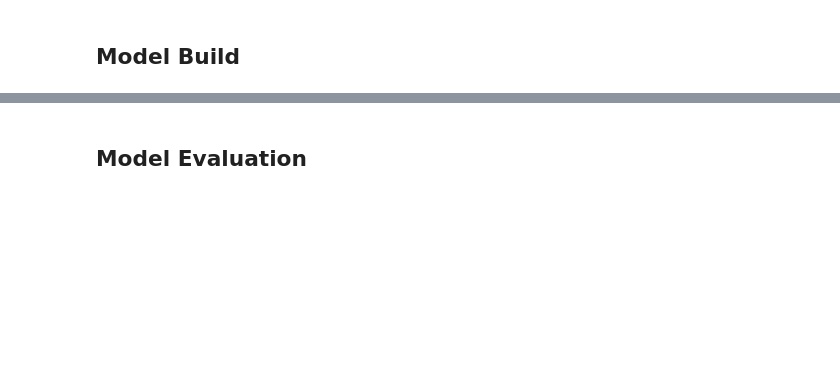
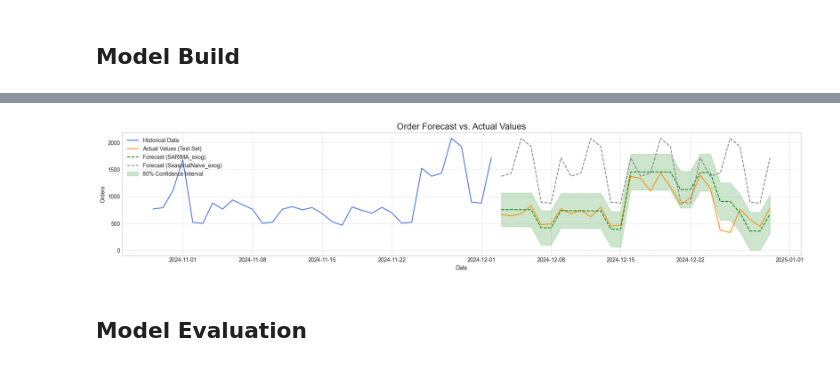
Before and after one commit to traha-89/ecommerce_demand_forecasting, a Jupyter notebook: notebooks/demand_forecasting_analysis.ipynb, the cells around one changed output, grey strips where cells are left out. Saved outputs shown, nothing was run; the diff lists cells and outputs as text; code cells hidden in the pictures; blank space fills up the shorter version.

Commit message:
Update demand_forecasting_analysis.ipynb
- Setup initial models based on existing features to check forecast for a 4 week window.

```diff
--- a/notebooks/demand_forecasting_analysis.ipynb
+++ b/notebooks/demand_forecasting_analysis.ipynb
@@ -711,0 +803,8 @@ df_iqr[unexplained_outlier_cond_tickets].head()
+# %%
+models = [
+    SeasonalNaive(season_length= 7, alias= 'SeasonalNaive_exog')
+]
+sf = StatsForecast(models= models, freq= 'D')
+sf.fit(df= train)
+
+sn_exog_preds = sf.predict(h= horizon_4wk, X_df= futr_exog_sample, level= [80])
@@ -713,0 +822,9 @@ df_iqr[unexplained_outlier_cond_tickets].head()
+# %%
+models = [
+    AutoARIMA(season_length= 7, alias= 'SARIMA_exog')
+]
+
+sf = StatsForecast(models= models, freq= 'D')
+sf.fit(df= train)
+
+arima_exog_preds = sf.predict(h= horizon_4wk, X_df= futr_exog_sample, level= [80])
@@ -713,0 +840,3 @@ df_iqr[unexplained_outlier_cond_tickets].head()
+# %%
+test_df = test[['ds','y','unique_id']].merge(arima_exog_preds, on=['ds','unique_id'], how="left").merge(sn_exog_preds, on=['ds','unique_id'], how="left")
+test_df.tail()
@@ -714,2 +850,40 @@ df_iqr[unexplained_outlier_cond_tickets].head()
+# %%
+# Set up the figure and axes
+plt.figure(figsize=(18, 4))
+
+# Plot historical data (from the training set)
+sns.lineplot(data=train.tail(35), x='ds', y='y', label='Historical Data', color='royalblue')
+
+# Plot actual future data (from the test set)
+sns.lineplot(data=test_df, x='ds', y='y', label='Actual Values (Test Set)', color='darkorange')
+
+# Plot the forecast
+sns.lineplot(data=test_df, x='ds', y='SARIMA_exog', label='Forecast (SARIMA_exog)', color='green', linestyle='--')
+
+# Plot the forecast
+sns.lineplot(data=test_df, x='ds', y='SeasonalNaive_exog', label='Forecast (SeasonalNaive_exog)', color='grey', linestyle='--')
+
+# Add the confidence interval
+# We use Matplotlib's fill_between for this shading effect
+plt.fill_between(
+    x=test_df['ds'],
+    y1=test_df['SARIMA_exog-lo-80'],
+    y2=test_df['SARIMA_exog-hi-80'],
+    alpha=0.2,
+    color='green',
+    label= '80% Confidence Interval'
+)
+
+
+# --- 3. Customize and Show the Plot ---
+plt.title('Order Forecast vs. Actual Values', fontsize=16)
+plt.xlabel('Date')
+plt.ylabel('Orders')
+plt.legend()
+plt.grid(True, which='both', linestyle='--', linewidth=0.5)
+plt.tight_layout()
+plt.show()
+# %% [output]
+[figure, added]
 # %% [markdown]
 ## Model Evaluation
```
Also changed, not shown: parts of 15 cells of this notebook.
